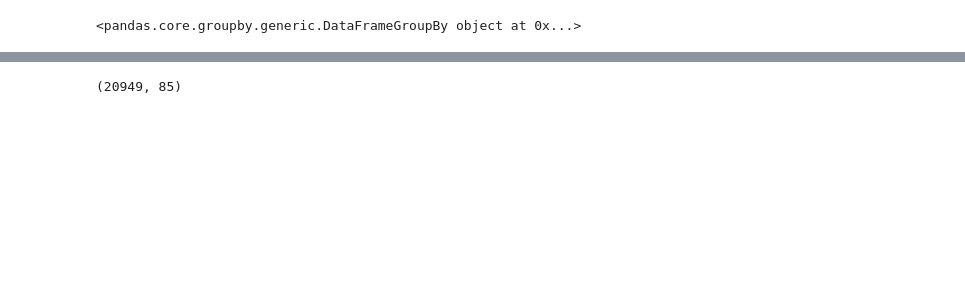
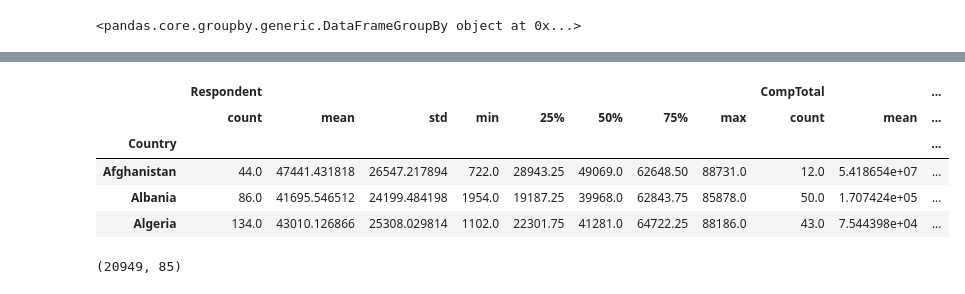
Before and after one commit to fasthill/My-gist, a Jupyter notebook: pandas/Pandas_groupby.ipynb, the cells around one changed output, grey strips where cells are left out. Saved outputs shown, nothing was run; the diff lists cells and outputs as text; code cells hidden in the pictures; blank space fills up the shorter version.

```diff
--- a/pandas/Pandas_groupby.ipynb
+++ b/pandas/Pandas_groupby.ipynb
@@ -93,3 +75,12 @@ Afghanistan      Albania         Algeria         Andorra         Angola
+# %%
+country_grp.describe().head(3)
+# %% [output]
+|  | Respondent |  |  |  |  |  |  |  | CompTotal |  | ... |
+|  | count | mean | std | min | 25% | 50% | 75% | max | count | mean | ... |
+| Country |  |  |  |  |  |  |  |  |  |  | ... |
+| Afghanistan | 44.0 | 47441.431818 | 26547.217894 | 722.0 | 28943.25 | 49069.0 | 62648.50 | 88731.0 | 12.0 | 5.418654e+07 | ... |
+| Albania | 86.0 | 41695.546512 | 24199.484198 | 1954.0 | 19187.25 | 39968.0 | 62843.75 | 85878.0 | 50.0 | 1.707424e+05 | ... |
+| Algeria | 134.0 | 43010.126866 | 25308.029814 | 1102.0 | 22301.75 | 41281.0 | 64722.25 | 88186.0 | 43.0 | 7.544398e+04 | ... |
 # %%
 country_grp.get_group('United States').shape
 # %% [output]
```
Also changed, not shown: parts of 52 cells of this notebook.
